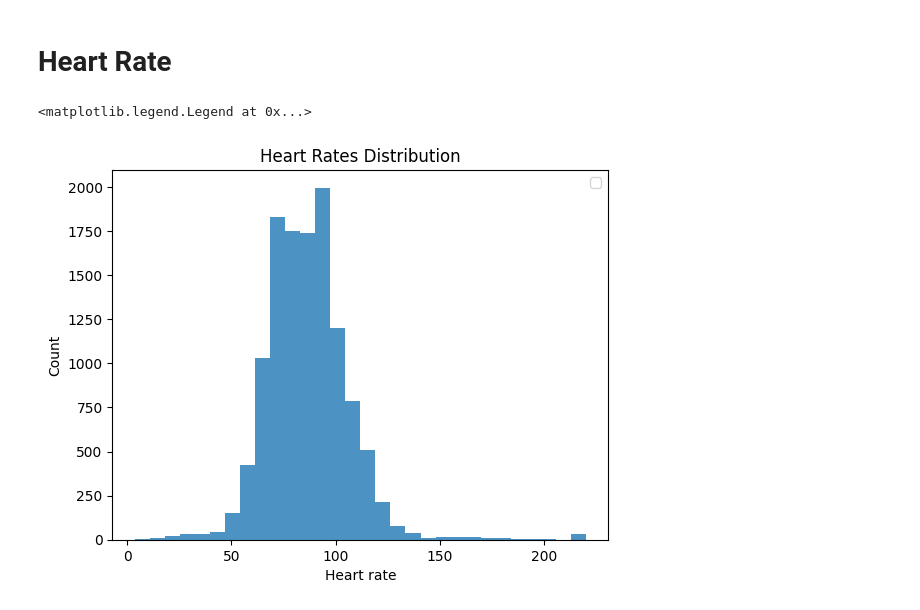
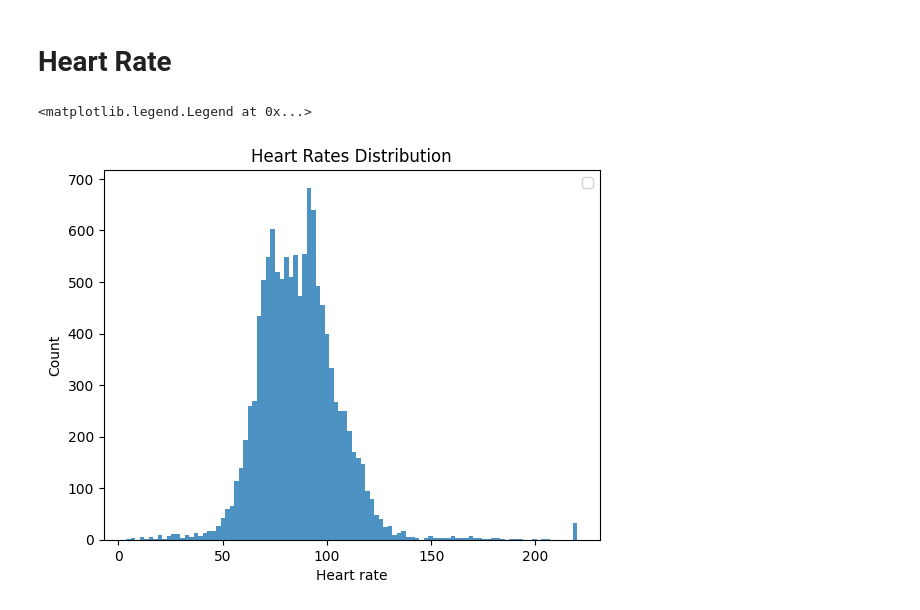
Before and after one commit to hjalalin/ecg-bp-estimation, a Jupyter notebook: 1_featueres.ipynb, the cells around one changed output. Saved outputs shown, nothing was run; the diff lists cells and outputs as text; code cells hidden in the pictures.

```diff
--- a/1_featueres.ipynb
+++ b/1_featueres.ipynb
@@ -35,5 +35,5 @@ def extract_ecg_features(signal, sampling_rate, min_hr=30, max_hr =220, threshol
 
     # Calculate heart rate
     heart_rate = min(max_hr, 60.0 / (np.mean(rr_intervals) / sampling_rate))
-    rr_interval_variability = np.std(rr_intervals)/np.mean(rr_intervals)
+    rr_interval_variability = np.std(rr_intervals/sampling_rate)
     return heart_rate, rr_interval_variability
@@ -79,12 +124,12 @@ for ii in range(12):
 # %% [markdown]
 # Heart Rate
 # %%
-plt.hist(heart_rates_ecg, bins=30, alpha=0.8)
+plt.hist(heart_rates_ecg, bins=100, alpha=0.8)
 
 plt.title('Heart Rates Distribution')
 plt.xlabel('Heart rate')
 plt.ylabel('Count')
 plt.legend()
 # %% [output]
 <matplotlib.legend.Legend at 0x...>
-[figure, old version]
+[figure, new version]
```
Also changed, not shown: parts of 4 cells of this notebook.
